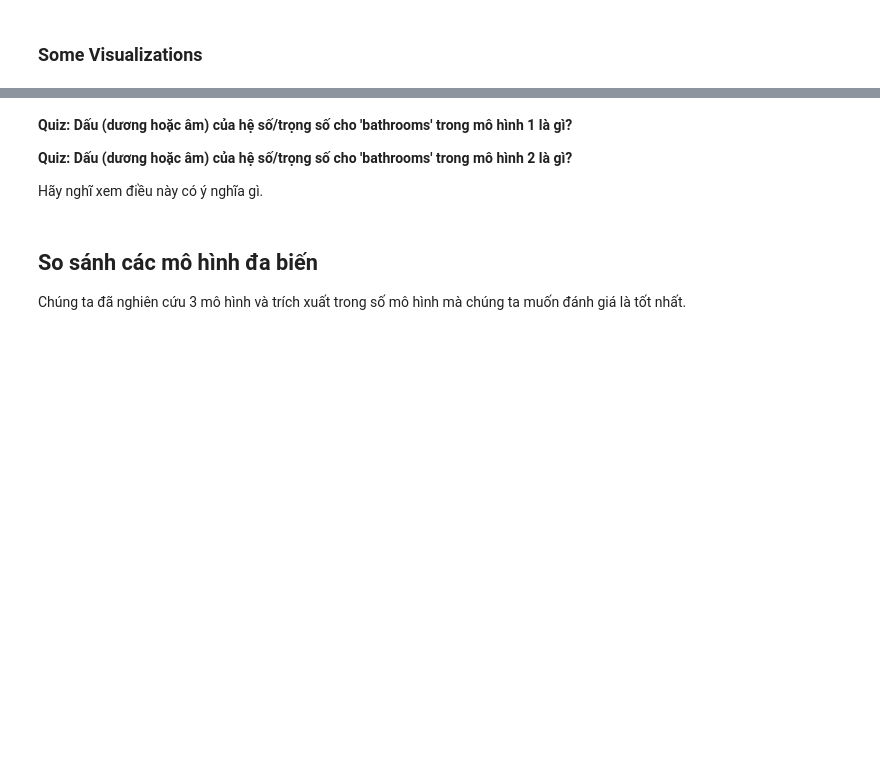
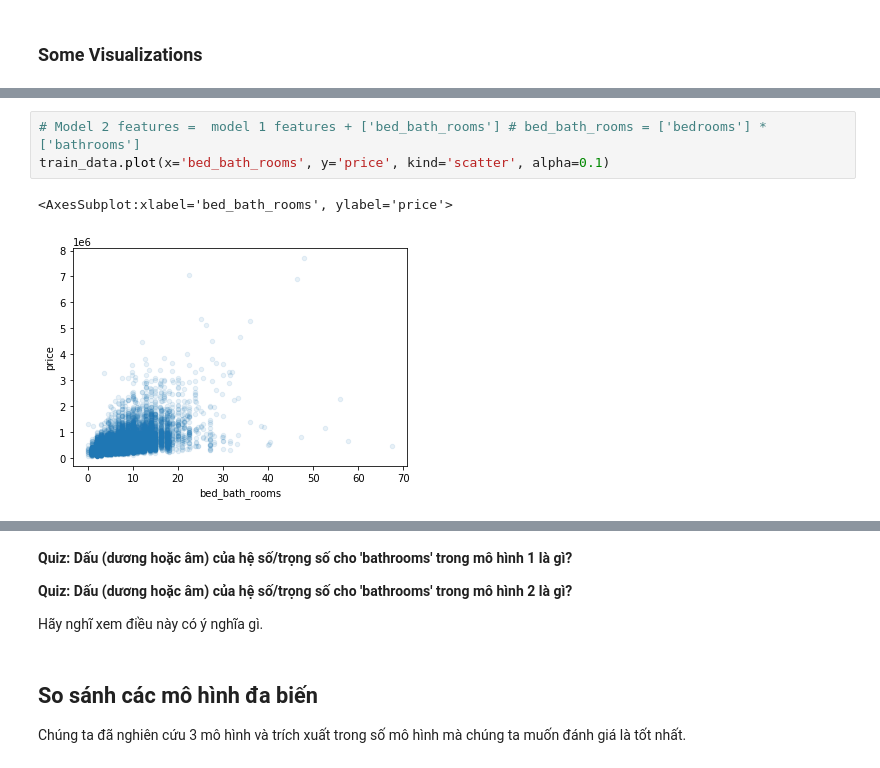
Before and after one commit to aidino/funix, a Jupyter notebook: labs/c2-regression/lab-2.ipynb, the cells around one changed output, grey strips where cells are left out. Cells and saved outputs as stored; diff of their text form; blank space fills up the shorter version.

```diff
--- a/labs/c2-regression/lab-2.ipynb
+++ b/labs/c2-regression/lab-2.ipynb
@@ -202,0 +216,6 @@ Model 3: - coef_: [ 5.37808086e+02  2.78047842e+03  1.01363766e+05  2.00276796e+
+# %%
+# Model 2 features =  model 1 features + ['bed_bath_rooms'] # bed_bath_rooms = ['bedrooms'] * ['bathrooms']
+train_data.plot(x='bed_bath_rooms', y='price', kind='scatter', alpha=0.1)
+# %% [output]
+<AxesSubplot:xlabel='bed_bath_rooms', ylabel='price'>
+[figure, added]
```
Also changed, not shown: parts of 9 cells of this notebook.
